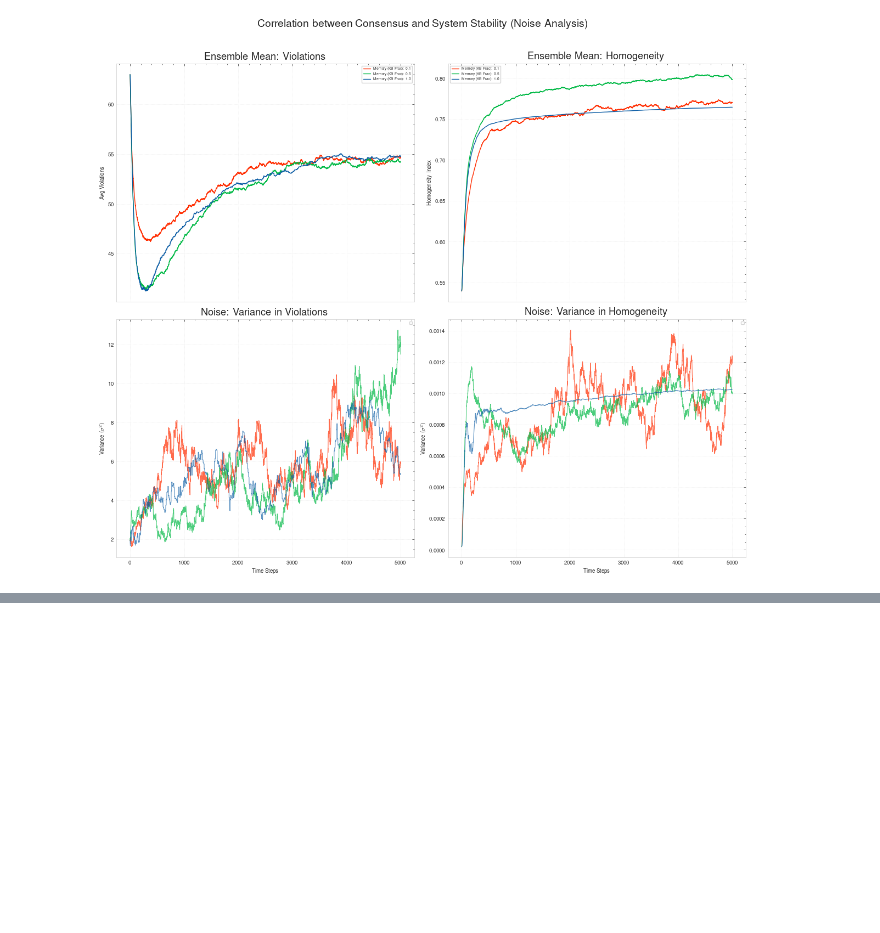
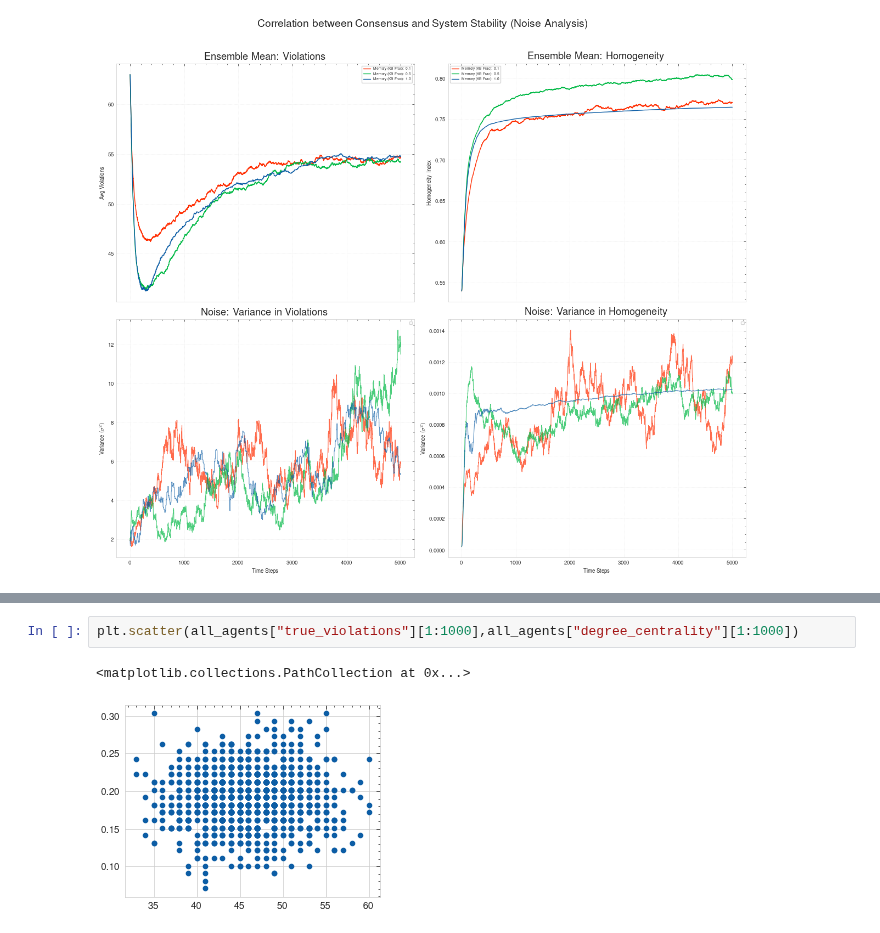
Before and after one commit to atiyabzafar/architecturesofproblemsolving, a Jupyter notebook: model/_other/Analysis/meanfieldtest.ipynb, the cells around one changed output, grey strips where cells are left out. Drawn from its saved outputs; the diff is of its cells as text; blank space fills up the shorter version.

```diff
--- a/model/_other/Analysis/meanfieldtest.ipynb
+++ b/model/_other/Analysis/meanfieldtest.ipynb
@@ -2019,0 +2200,5 @@ Starting analysis: 3 memory levels, 50 seeds each.
+# %%
+plt.scatter(all_agents["true_violations"][1:1000],all_agents["degree_centrality"][1:1000])
+# %% [output]
+<matplotlib.collections.PathCollection at 0x...>
+[figure, added]
```
Also changed, not shown: parts of 19 cells of this notebook, 11 other files.
